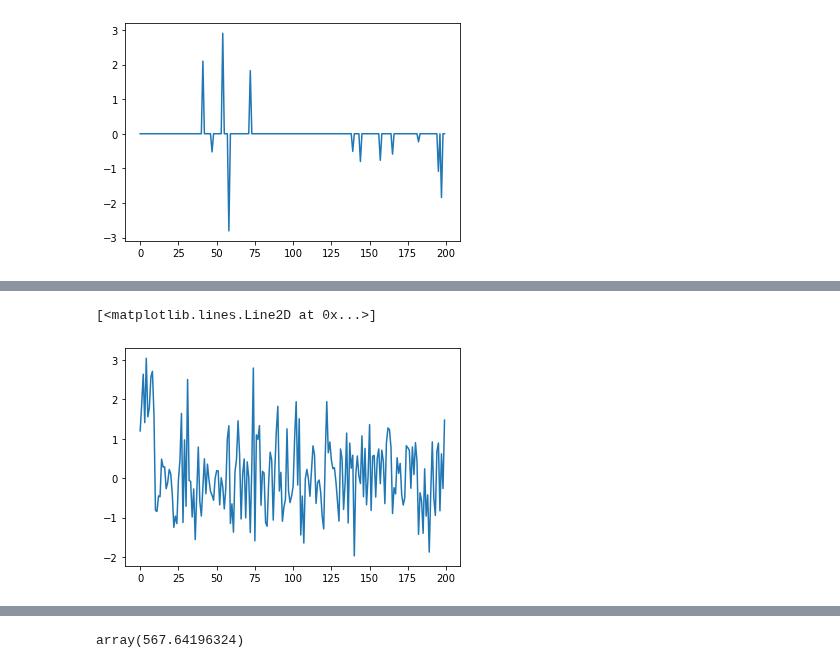
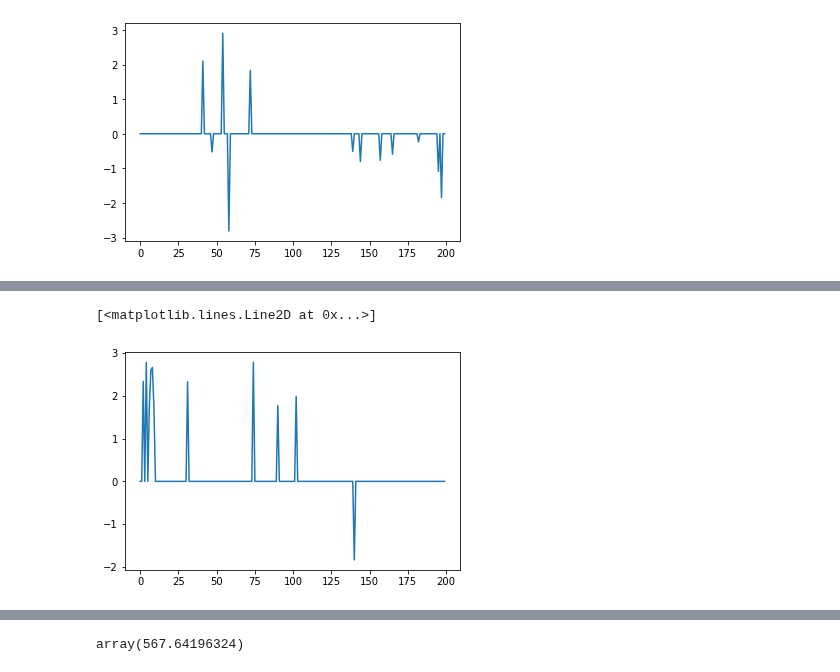
Before and after one commit to glory-99/simulation-based-inference, a Jupyter notebook: inference.ipynb, the cells around one changed output, grey strips where cells are left out. Saved outputs shown, nothing was run; the diff lists cells and outputs as text; code cells hidden in the pictures.

```diff
--- a/inference.ipynb
+++ b/inference.ipynb
@@ -75,9 +92,10 @@ plt.plot(beta_obs)
-# %%
-Y_obs = X @ beta_obs + rng.randn(50,1)
-plt.plot(X.T @ Y_obs / 50)
-# %% [output]
-[<matplotlib.lines.Line2D at 0x...>]
-[figure, removed]
+# %%
+a = X.T @ Y_obs / 50
+a[np.abs(a)<1.7] = 0
+plt.plot(a)
+# %% [output]
+[<matplotlib.lines.Line2D at 0x...>]
+[figure, added]
 # %%
 (X.T @ Y_obs / 50)[:10]
 # %% [output]
```
Also changed, not shown: parts of 68 cells of this notebook, 18 other files.
